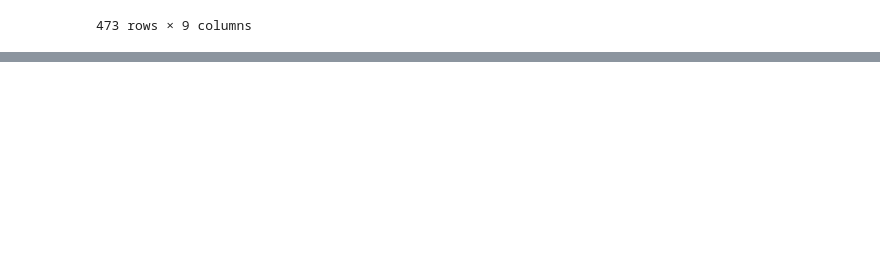
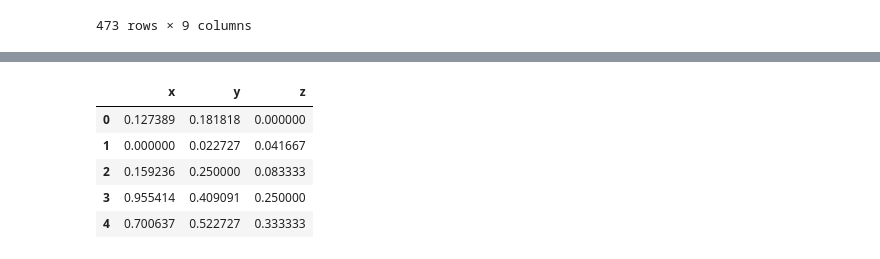
Before and after one commit to josechudev/GeneExpressionBiClustering, a Jupyter notebook: Notebooks/1.0 Exploring Raw Data.ipynb, the cells around one changed output, grey strips where cells are left out. Cells and saved outputs as stored; diff of their text form; code cells hidden in the pictures; blank space fills up the shorter version.

Commit message:
plotly

```diff
--- a/Notebooks/1.0 Exploring Raw Data.ipynb
+++ b/Notebooks/1.0 Exploring Raw Data.ipynb
@@ -188,0 +209,11 @@ trajectories.to_csv('../data/Raw/sample.csv')
+# %%
+plotlysamples = pd.read_csv('../data/Raw/plotsamples.csv', sep = ',')
+# %%
+plotlysamples.head()
+# %% [output]
+|  | x | y | z |
+| 0 | 0.127389 | 0.181818 | 0.000000 |
+| 1 | 0.000000 | 0.022727 | 0.041667 |
+| 2 | 0.159236 | 0.250000 | 0.083333 |
+| 3 | 0.955414 | 0.409091 | 0.250000 |
+| 4 | 0.700637 | 0.522727 | 0.333333 |
```
Also changed, not shown: parts of 5 cells of this notebook.
